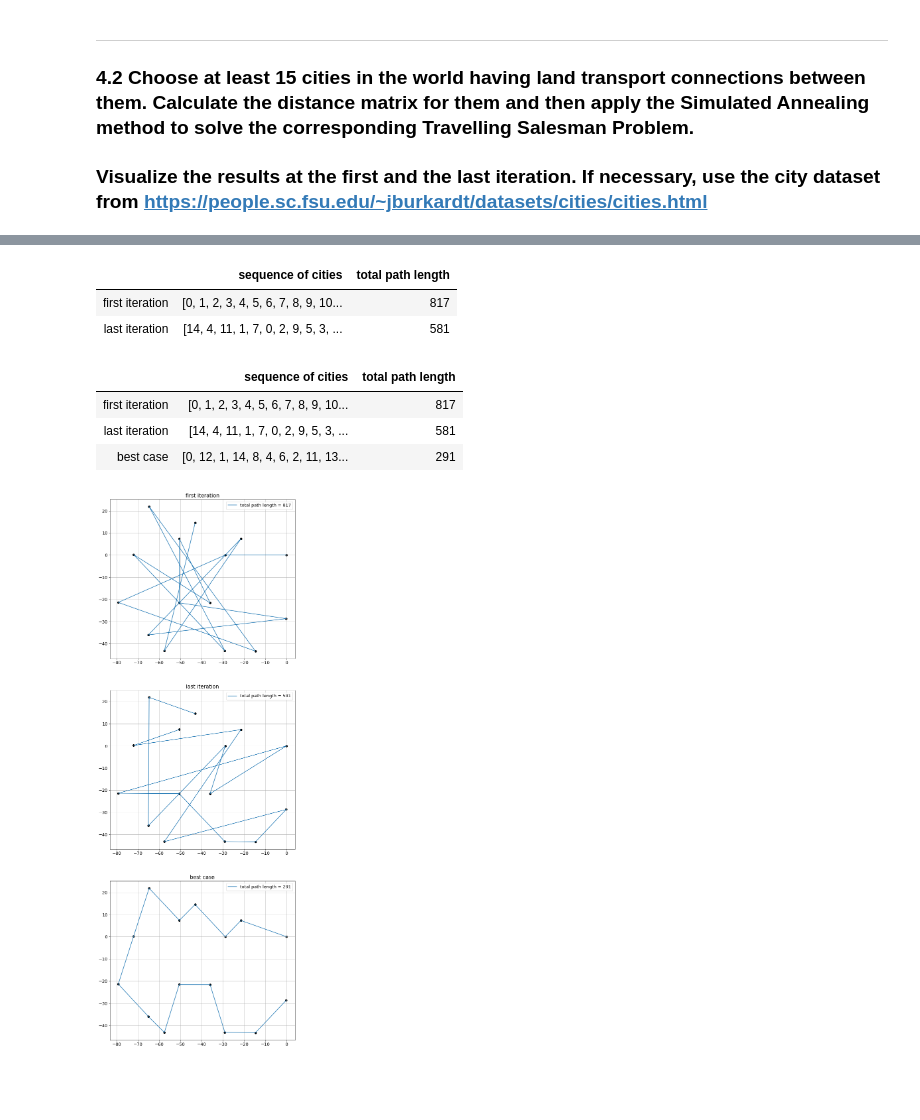
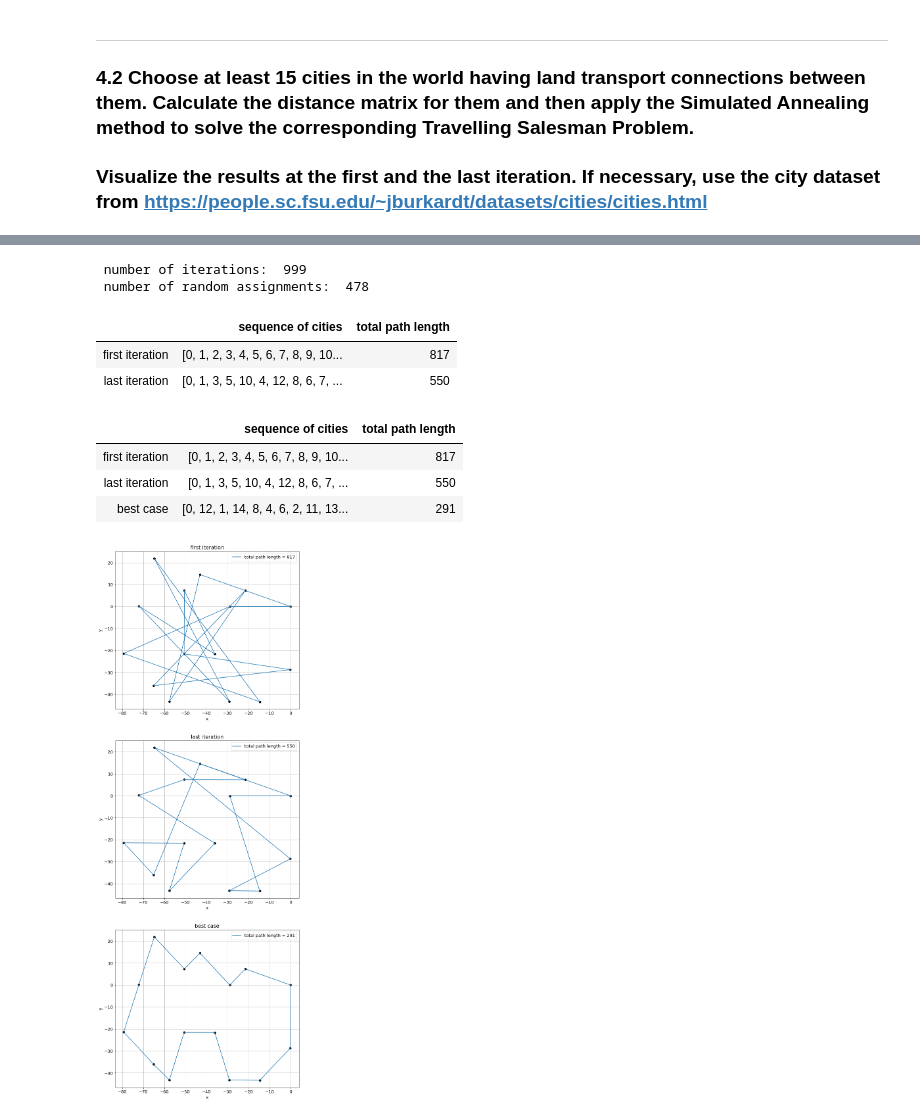
Before and after one commit to belpablo/Algorithms-21, a Jupyter notebook: Lab_4/Lab_4.ipynb, the cells around one changed output, grey strips where cells are left out. Cells and saved outputs as stored; diff of their text form; code cells hidden in the pictures; blank space fills up the shorter version.

```diff
--- a/Lab_4/Lab_4.ipynb
+++ b/Lab_4/Lab_4.ipynb
@@ -401,45 +401,35 @@ def distance_func(path):
 
     ans = 0
     len_p = len(path)
-    for i in range(len_p):
+    for i in range(len_p - 1):
         ans += dist_arr[path[i]][path[(i + 1) % len_p]]
 
     return ans
 
 
-def dist_neighbour(path, eps = 1e-3):
+def dist_neighbour(path):
 
     ans = path[:]
-    num_1, num_2 = random.sample([i for i in range(len(path) - 1)], 2)[:]
+    num_1, num_2 = random.sample([i for i in range(1, len(path) - 2)], 2)[:]
     ans[num_1], ans[num_2] = ans[num_2], ans[num_1]
 
     return ans
 
 
-def dist_neighbour_new(path, eps = 1e-3):
-
-    ans = path[:]
-    max_num = len(path) - 1
-    num = random.randint(0, max_num)
-    ans[num], ans[(num + 1) % max_num] = ans[(num + 1) % max_num], ans[num]
-
-    return ans
-
-
-def simulated_annealing(initial_approx = [i for i in range(15)], eps = 1e-3):
+def simulated_annealing(initial_approx = [i % 15 for i in range(16)], gamma = 1e-3):
 
     """ temperature will decrease by the law temp_i+1 = temp_i - gamma,
     where gamma is a number close to the value 0 (i.e. = 0.001)"""
 
     func_eval_num, iter_num = 0, 0
-    temp_i, gamma = 1, eps
+    temp_i, counter = 1, 0
 
     first_iter_res = {'sequence of cities' : initial_approx, 'total path length' : distance_func(initial_approx)}
 
     args_prev = np.array(initial_approx)
     func_prev = distance_func(args_prev)
 
-    args_i = dist_neighbour_new(args_prev, eps =  10 * eps)
+    args_i = dist_neighbour(args_prev)
     func_i = distance_func(args_i)
 
     if func_i <= func_prev:
@@ -447,17 +437,18 @@ def simulated_annealing(initial_approx = [i for i in range(15)], eps = 1e-3):
     else:
         p = np.exp((func_prev - func_i) / temp_i)
         args_curr = random.choices([args_i, args_prev], weights = [p, 1 - p])[0]
+        counter += (args_curr == args_i).mean()
 
     temp_i -= gamma
     func_eval_num += 2
     iter_num += 1
 
-    while (temp_i >= eps) and (iter_num < 1000):
+    while (temp_i >= gamma) :
 
         args_prev = args_curr
         func_prev = distance_func(args_prev)
 
-        args_i = dist_neighbour_new(args_prev, eps = 10 * eps)
+        args_i = dist_neighbour(args_prev)
         func_i = distance_func(args_i)
 
         if func_i <= func_prev:
@@ -465,10 +456,13 @@ def simulated_annealing(initial_approx = [i for i in range(15)], eps = 1e-3):
         else:
             p = np.exp((func_prev - func_i) / temp_i)
             args_curr = random.choices([args_i, args_prev], weights = [p, 1 - p])[0]
+            counter += (args_curr == args_i)[0]
 
         temp_i -= gamma
         func_eval_num += 2
         iter_num += 1
+
+    print(" number of iterations: ", iter_num, "\n number of random assignments: ", counter)
 
     last_iter_res = {'sequence of cities' : args_curr, 'total path length' : distance_func(args_curr)}
 
@@ -478,13 +472,15 @@ def simulated_annealing(initial_approx = [i for i in range(15)], eps = 1e-3):
 df = pd.DataFrame(simulated_annealing()).T
 df
 # %% [output]
+ number of iterations:  999
+ number of random assignments:  478
 |  | sequence of cities | total path length |
 | first iteration | [0, 1, 2, 3, 4, 5, 6, 7, 8, 9, 10... | 817 |
-| last iteration | [14, 4, 11, 1, 7, 0, 2, 9, 5, 3, ... | 581 |
+| last iteration | [0, 1, 3, 5, 10, 4, 12, 8, 6, 7, ... | 550 |
 # %%
-# Anyway, this is the best solution
+# In this case, the solution found is not the best
 
-best_path = [1, 13, 2, 15, 9, 5, 7, 3, 12, 14, 10, 8, 6, 4, 11]
+best_path = [1, 13, 2, 15, 9, 5, 7, 3, 12, 14, 10, 8, 6, 4, 11, 1]
 
 for i in range(len(best_path)):
     best_path[i] -= 1
@@ -496,7 +492,7 @@ df
 # %% [output]
 |  | sequence of cities | total path length |
 | first iteration | [0, 1, 2, 3, 4, 5, 6, 7, 8, 9, 10... | 817 |
-| last iteration | [14, 4, 11, 1, 7, 0, 2, 9, 5, 3, ... | 581 |
+| last iteration | [0, 1, 3, 5, 10, 4, 12, 8, 6, 7, ... | 550 |
 | best case | [0, 12, 1, 14, 8, 4, 6, 2, 11, 13... | 291 |
 # %%
 # Vizualization:
@@ -511,31 +507,35 @@ for line in coord_file:
 
     for i in range(len(line)):
 
         if line[i] != ' ':
             str_num += line[i]
         elif str_num != '':
             coord_arr[j].append(float(str_num))
             str_num = ''
 
     j += 1
 
 coord_file.close()
 coord_arr = np.array(coord_arr)
 
 x_arr = [coord_arr[i][0] for i in range(len(coord_arr))]
 y_arr = [coord_arr[i][1] for i in range(len(coord_arr))]
 
 fig, ax = plt.subplots(figsize = (10, 30))
 
 for i in range(3):
 
     plt.subplot(3, 1, i + 1)
     plt.title(df.index[i])
 
     plt.scatter(x_arr, y_arr, c = 'k')
     plt.plot([x_arr[i] for i in df[df.columns[0]][df.index[i]]], [y_arr[i] for i in df[df.columns[0]][df.index[i]]])
 
     plt.legend(['total path length = {}'.format(df[df.columns[1]][df.index[i]])])
+    plt.xlabel('x')
+    plt.ylabel('y')
     plt.grid()
+
+#fig.savefig('salesman_problem.png')
 # %% [output]
-[figure, old version]
+[figure, new version]
```
